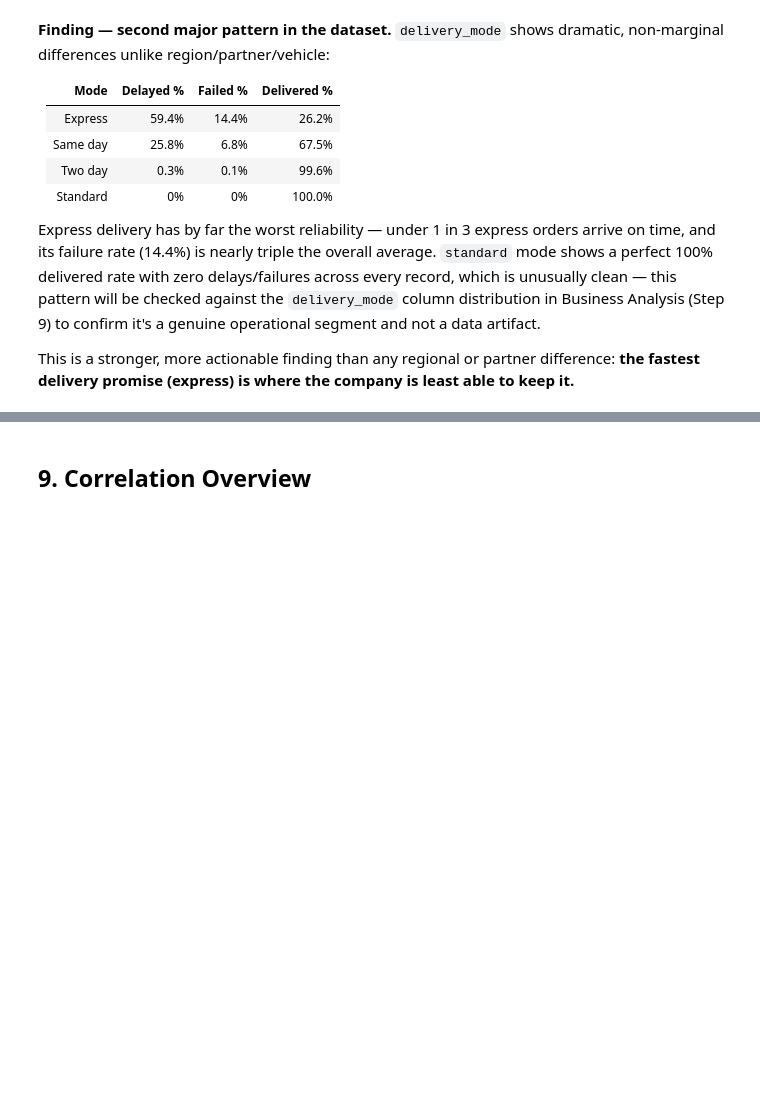
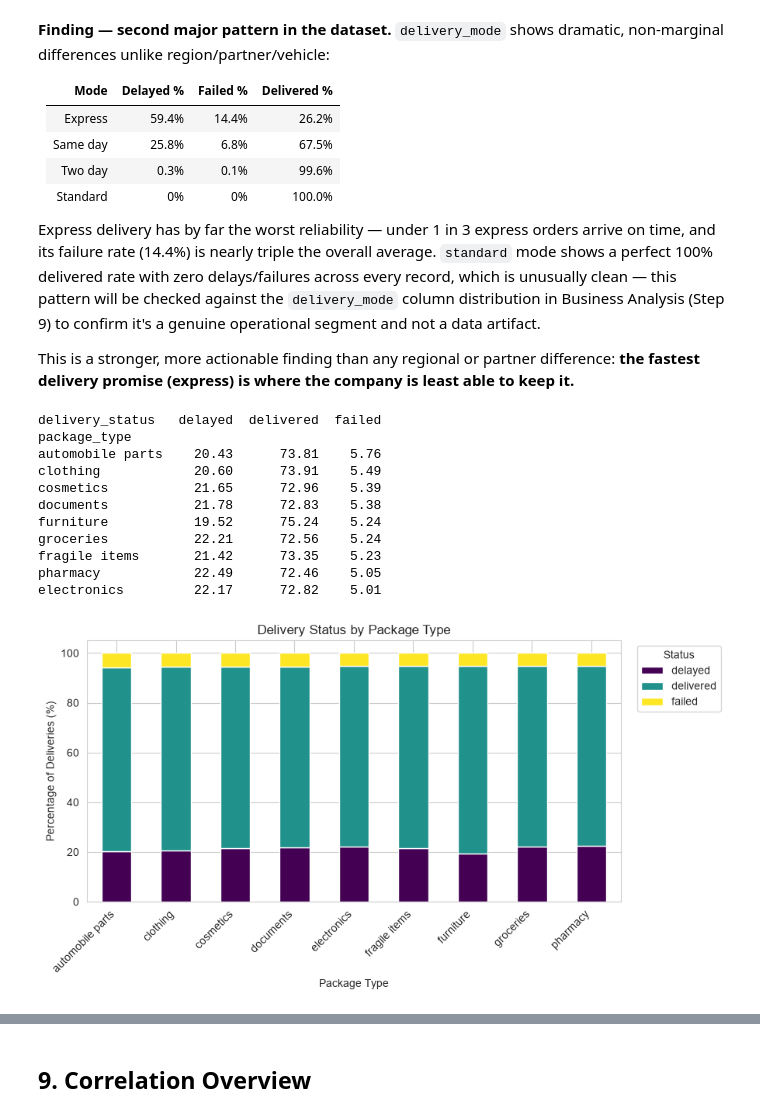
Before and after one commit to loubnamerchi/last-mile-delivery-analysis, a Jupyter notebook: notebooks/04_eda.ipynb, the cells around one changed output, grey strips where cells are left out. Cells and saved outputs as stored; diff of their text form; code cells hidden in the pictures; blank space fills up the shorter version.

```diff
--- a/notebooks/04_eda.ipynb
+++ b/notebooks/04_eda.ipynb
@@ -230,4 +335,21 @@ company is least able to keep it.**
 # %%
 package_status = pd.crosstab(df['package_type'], df['delivery_status'], normalize='index').mul(100).round(2)
 package_status = package_status.sort_values('failed', ascending=False)
 print(package_status)
+
+fig = plot_segment_status(df, 'package_type')
+fig.savefig(FIGURES_DIR / "10_delivery_status_by_package_type.png", dpi=150)
+plt.show()
+# %% [output]
+delivery_status   delayed  delivered  failed
+package_type
+automobile parts    20.43      73.81    5.76
+clothing            20.60      73.91    5.49
+cosmetics           21.65      72.96    5.39
+documents           21.78      72.83    5.38
+furniture           19.52      75.24    5.24
+groceries           22.21      72.56    5.24
+fragile items       21.42      73.35    5.23
+pharmacy            22.49      72.46    5.05
+electronics         22.17      72.82    5.01
+[figure, added]
```
Also changed, not shown: parts of 14 cells of this notebook, 16 other files.
